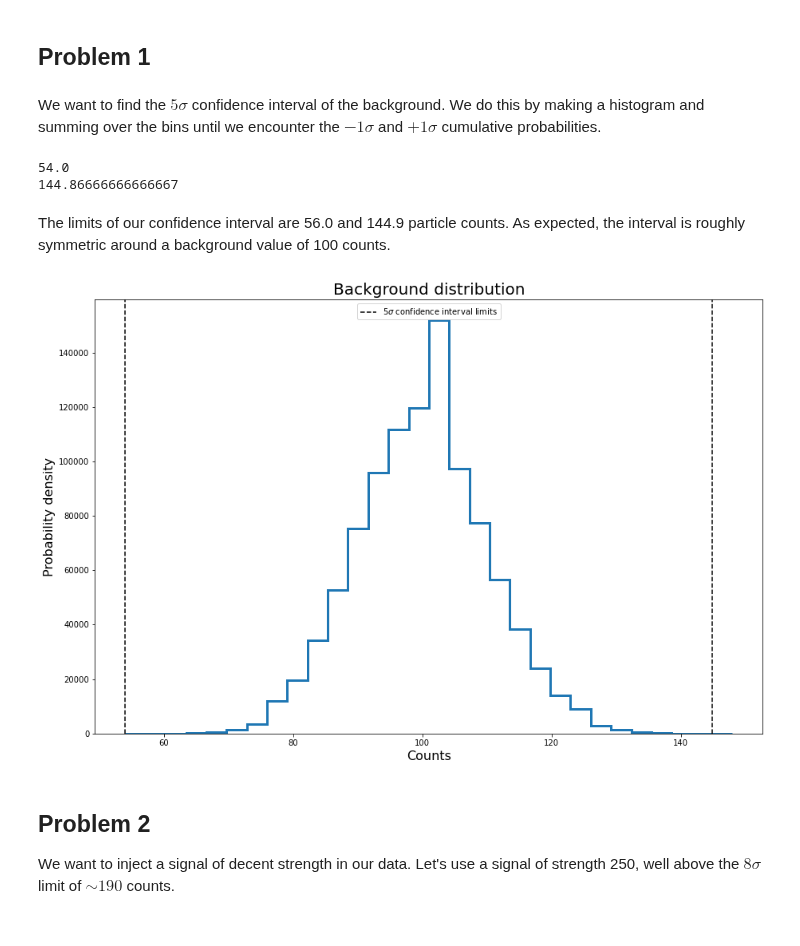
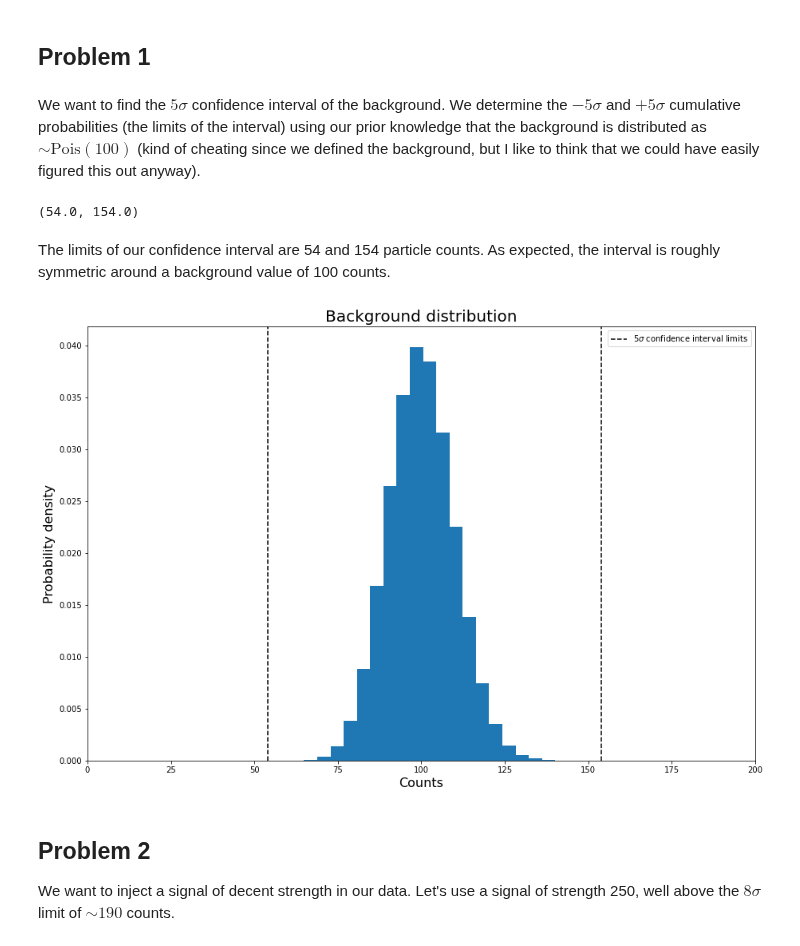
Before and after one commit to jrlivesey/PHYS-434, a Jupyter notebook: Lab_6.ipynb, the cells around one changed output. Saved outputs shown, nothing was run; the diff lists cells and outputs as text; code cells hidden in the pictures.

```diff
--- a/Lab_6.ipynb
+++ b/Lab_6.ipynb
@@ -21,45 +21,30 @@ bkgd = stats.poisson.rvs(mu=100, size=int(1e6))
 # %% [markdown]
 ## Problem 1
 # %% [markdown]
-We want to find the $5\sigma$ confidence interval of the background. We do this by making a histogram and summing over the bins until we encounter the $-1\sigma$ and $+1\sigma$ cumulative probabilities.
+We want to find the $5\sigma$ confidence interval of the background. We determine the $-5\sigma$ and $+5\sigma$ cumulative probabilities (the limits of the interval) using our prior knowledge that the background is distributed as $\sim \text{Pois}(100)$ (kind of cheating since we defined the background, but I like to think that we could have easily figured this out anyway).
-# %%
-density, counts = np.histogram(bkgd, bins=30)
-
-prob = [density[i] * counts[i] for i in range(len(density))]
-prob = prob / sum(prob)
-
-prob_5s = stats.norm.cdf(5.0)
-
-cdf = 0.0
-in_low_tail = True
-
-for i in range(len(prob)):
-    cdf += prob[i]
-    if in_low_tail == True and cdf >= 1 - prob_5s:
-        in_low_tail = False
-        minus_5s = counts[i]
-        print(counts[i])
-    if cdf >= prob_5s:
-        plus_5s = counts[i]
-        print(counts[i])
-        break
-# %% [output]
-54.0
-144.86666666666667
+# %%
+prob_5s = stats.norm.cdf(5.0)
+
+minus_5s = stats.poisson.ppf(1.0 - prob_5s, mu=100)
+plus_5s  = stats.poisson.ppf(prob_5s, mu=100)
+
+minus_5s, plus_5s
+# %% [output]
+(54.0, 154.0)
 # %% [markdown]
-The limits of our confidence interval are 56.0 and 144.9 particle counts. As expected, the interval is roughly symmetric around a background value of 100 counts.
+The limits of our confidence interval are 54 and 154 particle counts. As expected, the interval is roughly symmetric around a background value of 100 counts.
 # %%
 fig, ax = plt.subplots(1, 1)
-# ax.hist(bkgd, bins=25, density=True)
-ax.stairs(density, counts, lw=3)
+ax.hist(bkgd, bins=25, density=True)
 ax.axvline(minus_5s, c='k', ls='--', label=r'$5\sigma$ confidence interval limits')
 ax.axvline(plus_5s, c='k', ls='--')
+ax.set_xlim(0, 200)
 ax.set_title('Background distribution')
 ax.set_xlabel('Counts')
 ax.set_ylabel('Probability density')
 ax.legend(loc=0);
 # %% [output]
-[figure, old version]
+[figure, new version]
 # %% [markdown]
 ## Problem 2
 
```
Also changed, not shown: parts of 6 cells of this notebook.
